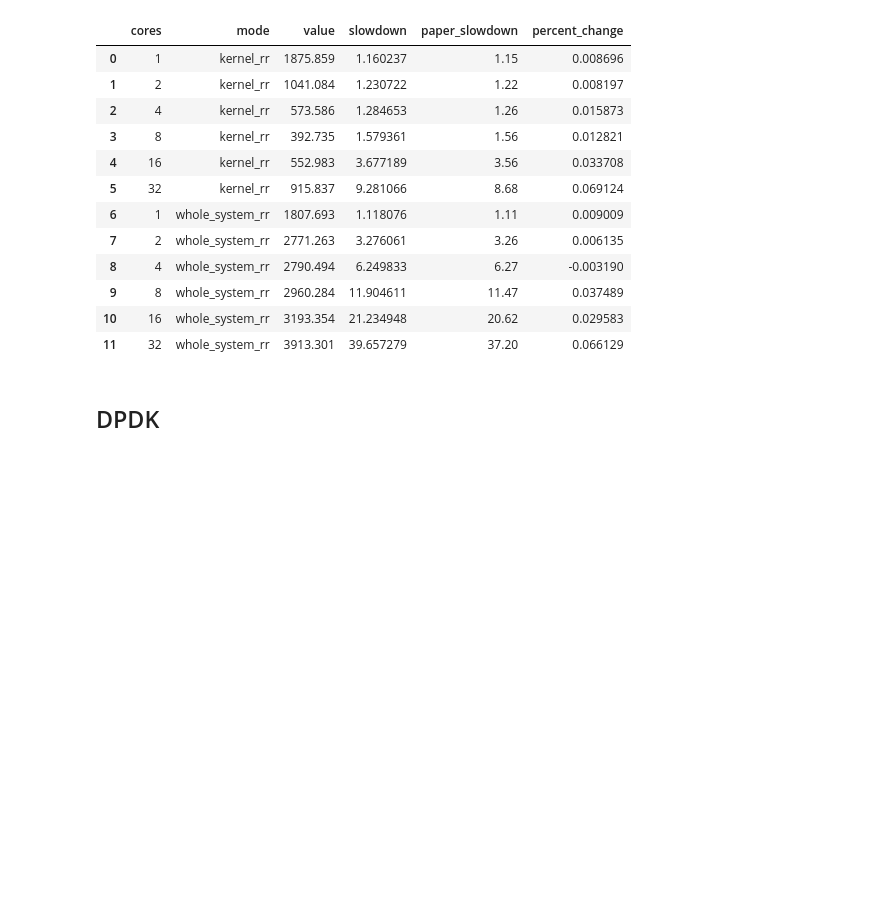
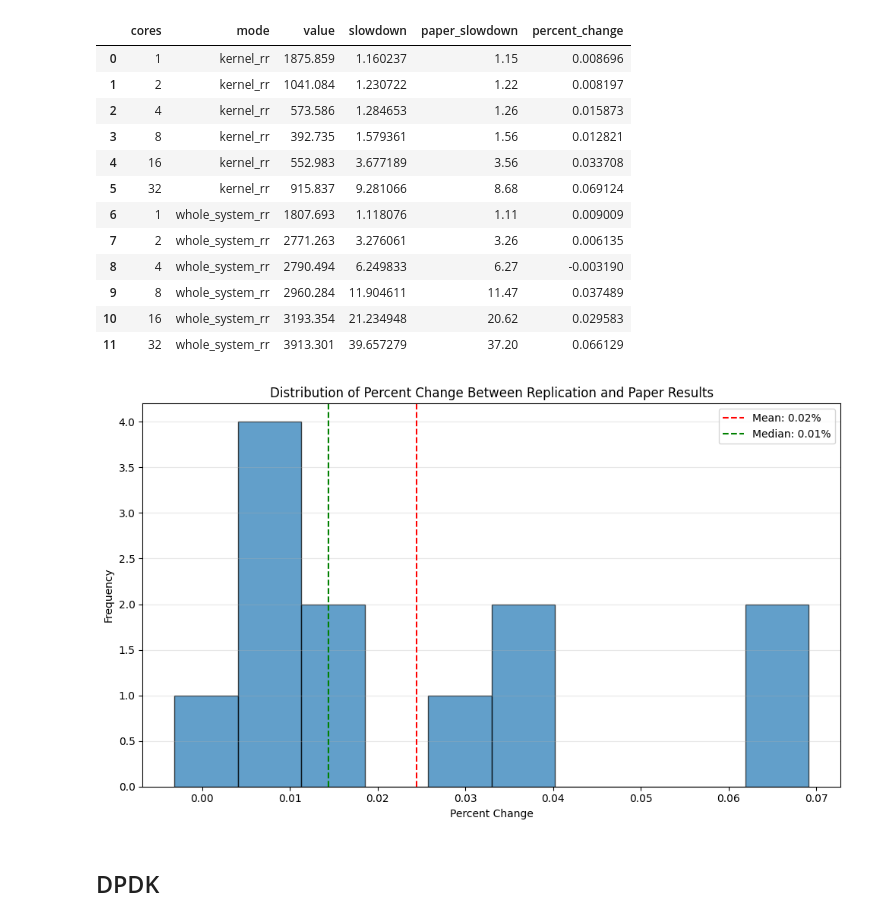
Before and after one commit to clairesb/krr_replication, a Jupyter notebook: diff_crunching.ipynb, the cells around one changed output. Drawn from its saved outputs; the diff is of its cells as text; code cells hidden in the pictures; blank space fills up the shorter version.

```diff
--- a/diff_crunching.ipynb
+++ b/diff_crunching.ipynb
@@ -6,3 +7,46 @@ import io
+# %%
+def plot_percent_change_histogram(df_or_list, title='Distribution of Percent Change Between Replication and Paper Results',
+                                   save_path=None, show_counts=False):
+    plt.style.use('default')
+    fig, ax = plt.subplots(figsize=(10, 6))
+
+    if isinstance(df_or_list, list):
+        all_percent_changes = []
+        for df in df_or_list:
+            if 'percent_change' in df.columns:
+                all_percent_changes.extend(df['percent_change'].dropna().tolist())
+            elif 'percent_difference' in df.columns:
+                all_percent_changes.extend(df['percent_difference'].dropna().tolist())
+        data = pd.Series(all_percent_changes)
+    else:
+        col = 'percent_change' if 'percent_change' in df_or_list.columns else 'percent_difference'
+        data = df_or_list[col]
+
+    counts, bin_edges, patches = ax.hist(data, edgecolor='black', alpha=0.7)
+
+    if show_counts:
+        for count, patch in zip(counts, patches):
+            if count > 0:
+                height = patch.get_height()
+                ax.text(patch.get_x() + patch.get_width()/2., height,
+                       f'{int(count)}',
+                       ha='center', va='bottom', fontsize=9)
+
+    ax.axvline(data.mean(), color='red', linestyle='--',
+               label=f'Mean: {data.mean():.2f}%')
+    ax.axvline(data.median(), color='green', linestyle='--',
+               label=f'Median: {data.median():.2f}%')
+    ax.set_xlabel('Percent Change (%)')
+    ax.set_ylabel('Frequency')
+    ax.set_title(title)
+    ax.legend()
+    ax.grid(axis='y', alpha=0.3)
+    plt.tight_layout()
+
+    if save_path:
+        plt.savefig(save_path, dpi=300, facecolor='white')
+
+    plt.show()
 # %% [markdown]
 ## RocksDB
 # %%
@@ -196,6 +345,10 @@ percent_change
 | 9 | 8 | whole_system_rr | 2960.284 | 11.904611 | 11.47 | 0.037489 |
 | 10 | 16 | whole_system_rr | 3193.354 | 21.234948 | 20.62 | 0.029583 |
 | 11 | 32 | whole_system_rr | 3913.301 | 39.657279 | 37.20 | 0.066129 |
+# %%
+plot_percent_change_histogram(percent_change)
+# %% [output]
+[figure, added]
 # %% [markdown]
 ## DPDK
 # %% [markdown]
```
Also changed, not shown: parts of 28 cells of this notebook, 5 other files.
